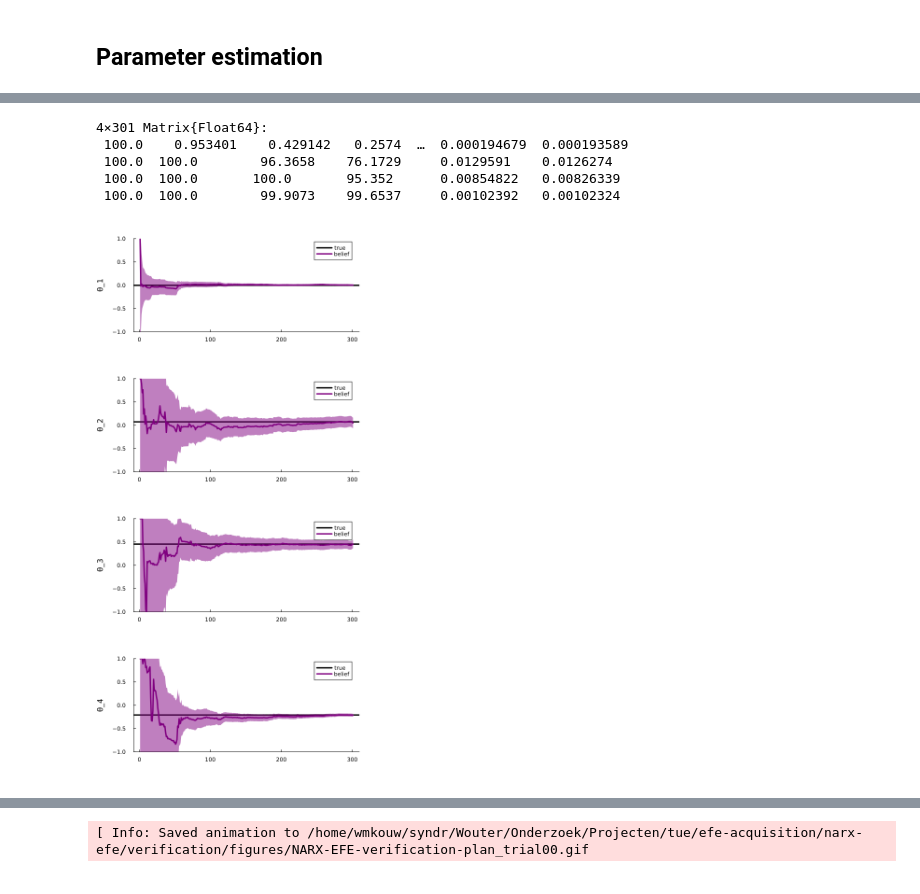
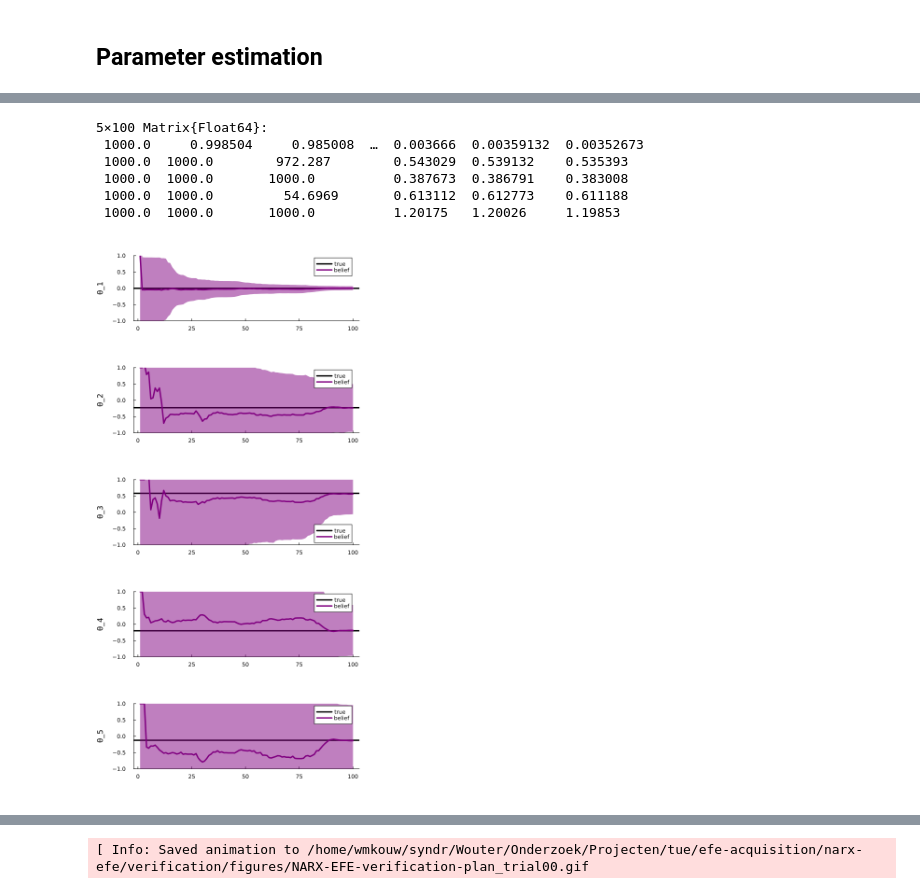
Before and after one commit to wmkouw/narx-efe, a Jupyter notebook: verification/NARX-EFE verification.ipynb, the cells around one changed output, grey strips where cells are left out. Cells and saved outputs as stored; diff of their text form; code cells hidden in the pictures.

```diff
--- a/verification/NARX-EFE verification.ipynb
+++ b/verification/NARX-EFE verification.ipynb
@@ -25,11 +25,11 @@ includet("../NARXAgents.jl"); using .NARXAgents
 includet("./ARXsystem.jl"); using .ARXsystem
 # %%
 # Noise
-sys_mnoise_sd = 1e-1;
+sys_mnoise_sd = 0.05;
 
 # True coefficients
-M_in = 1
+M_in = 2
 M_out = 2
 M = M_in + M_out
-sys_coefficients = [0.0; rand(M) .- 0.5]
+sys_coefficients = [0.0; randn(M)./3]
 # %% [output]
@@ -74,13 +74,13 @@ H = 1
 
 # Delay order
 Ly = 2
-Lu = 1
+Lu = 2
 
 # Model order
 M = size(ϕ(zeros(Ly+Lu), degree=H),1);
 # %%
 # Specify prior distributions
-pτ0 = GammaShapeRate(1e-1, 1e-1)
-pθ0 = MvNormalMeanCovariance(ones(M), 1e2diagm(ones(M)))
+pτ0 = GammaShapeRate(1e0, 1e0)
+pθ0 = MvNormalMeanCovariance(ones(M), 1e3diagm(ones(M)))
 # %% [output]
 MvNormalMeanCovariance(
@@ -129,21 +133,22 @@ end
 mθ = cat(mean.(qθ)...,dims=2)
 vθ = cat( var.(qθ)...,dims=2)
 # %% [output]
-4×301 Matrix{Float64}:
- 100.0    0.953401    0.429142   0.2574  …  0.000194679  0.000193589
- 100.0  100.0        96.3658    76.1729     0.0129591    0.0126274
- 100.0  100.0       100.0       95.352      0.00854822   0.00826339
- 100.0  100.0        99.9073    99.6537     0.00102392   0.00102324
+5×100 Matrix{Float64}:
+ 1000.0     0.998504     0.985008  …  0.003666  0.00359132  0.00352673
+ 1000.0  1000.0        972.287        0.543029  0.539132    0.535393
+ 1000.0  1000.0       1000.0          0.387673  0.386791    0.383008
+ 1000.0  1000.0         54.6969       0.613112  0.612773    0.611188
+ 1000.0  1000.0       1000.0          1.20175   1.20026     1.19853
 # %%
 pw = []
 for m in 1:M
     pwm = plot(ylims=(-1.,1.))
 
     hline!([sys_coefficients[m]], color="black", label="true")
     plot!(mθ[m,:], ribbon=sqrt.(vθ[m,:]), color="purple", label="belief", ylabel="θ_$m")
 
     push!(pw,pwm)
 end
-plot(pw..., layout=(4,1), size=(600,1200))
+plot(pw..., layout=(M,1), size=(600,1200))
 # %% [output]
-[figure, old version]
+[figure, new version]
```
Also changed, not shown: parts of 35 cells of this notebook, 5 other files.
